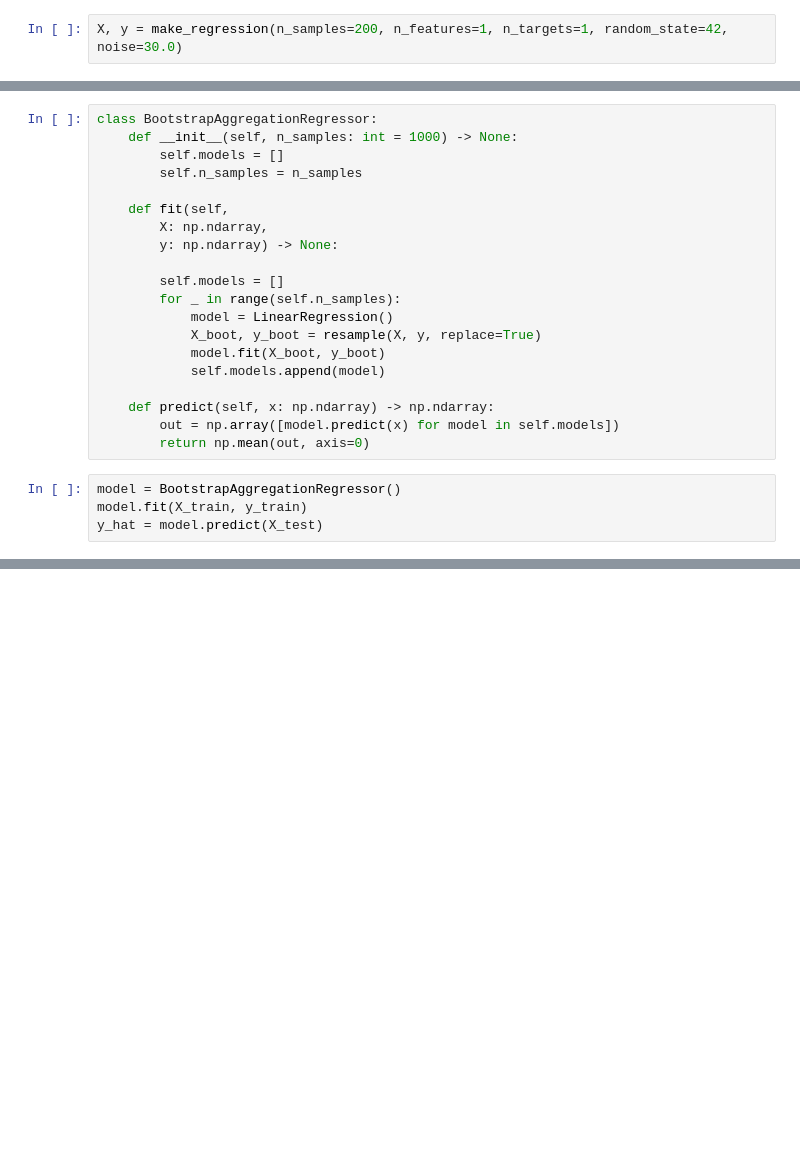
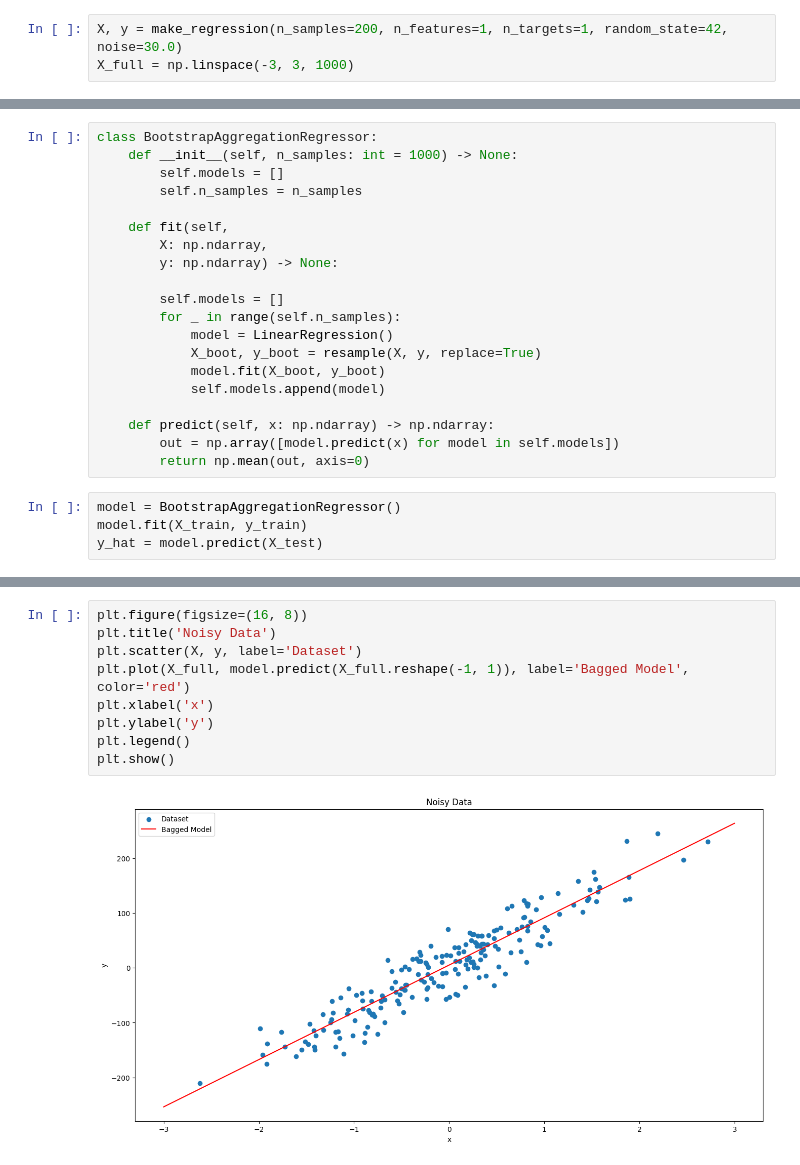
Before and after one commit to raphsenn/ai-notebooks, a Jupyter notebook: machine_learning/ensembles/bagging.ipynb, the cells around one changed output, grey strips where cells are left out. Drawn from its saved outputs; the diff is of its cells as text; blank space fills up the shorter version.

```diff
--- a/machine_learning/ensembles/bagging.ipynb
+++ b/machine_learning/ensembles/bagging.ipynb
@@ -32,6 +32,7 @@ from sklearn.datasets import make_regression
 from sklearn.utils import resample
 # %%
 X, y = make_regression(n_samples=200, n_features=1, n_targets=1, random_state=42, noise=30.0)
+X_full = np.linspace(-3, 3, 1000)
 # %%
 plt.figure(figsize=(16, 8))
 plt.title('Noisy Data')
@@ -85,0 +87,11 @@ R2 score: 0.8725555033121527
+# %%
+plt.figure(figsize=(16, 8))
+plt.title('Noisy Data')
+plt.scatter(X, y, label='Dataset')
+plt.plot(X_full, model.predict(X_full.reshape(-1, 1)), label='Bagged Model', color='red')
+plt.xlabel('x')
+plt.ylabel('y')
+plt.legend()
+plt.show()
+# %% [output]
+[figure, added]
```
Also changed, not shown: parts of 1 cell of this notebook, 3 other files.
